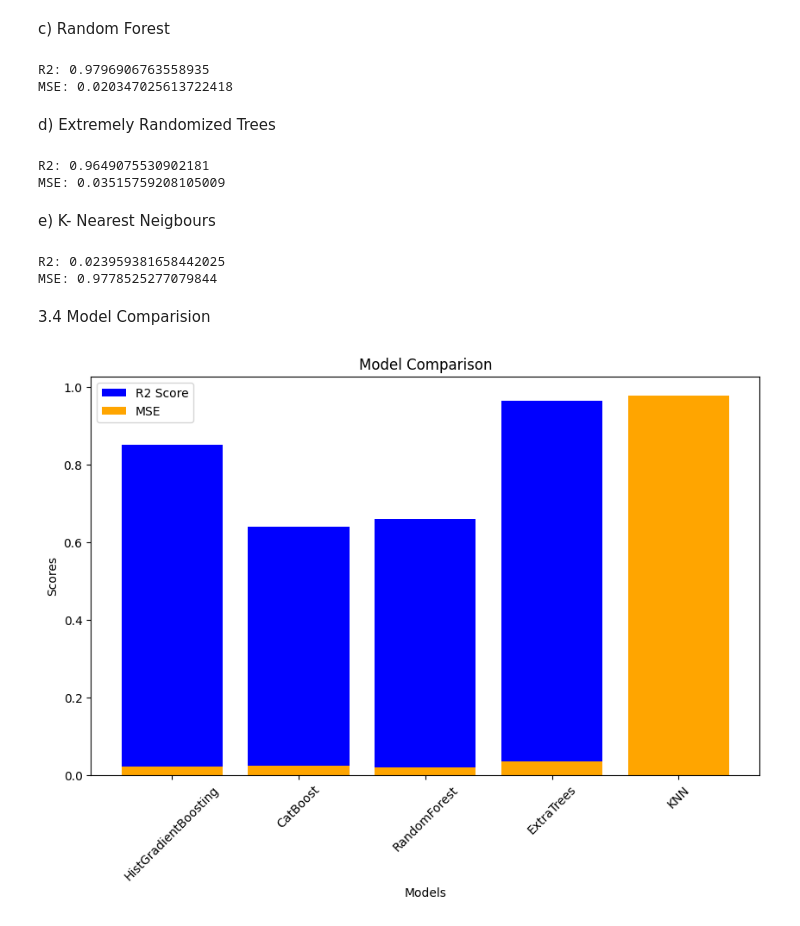
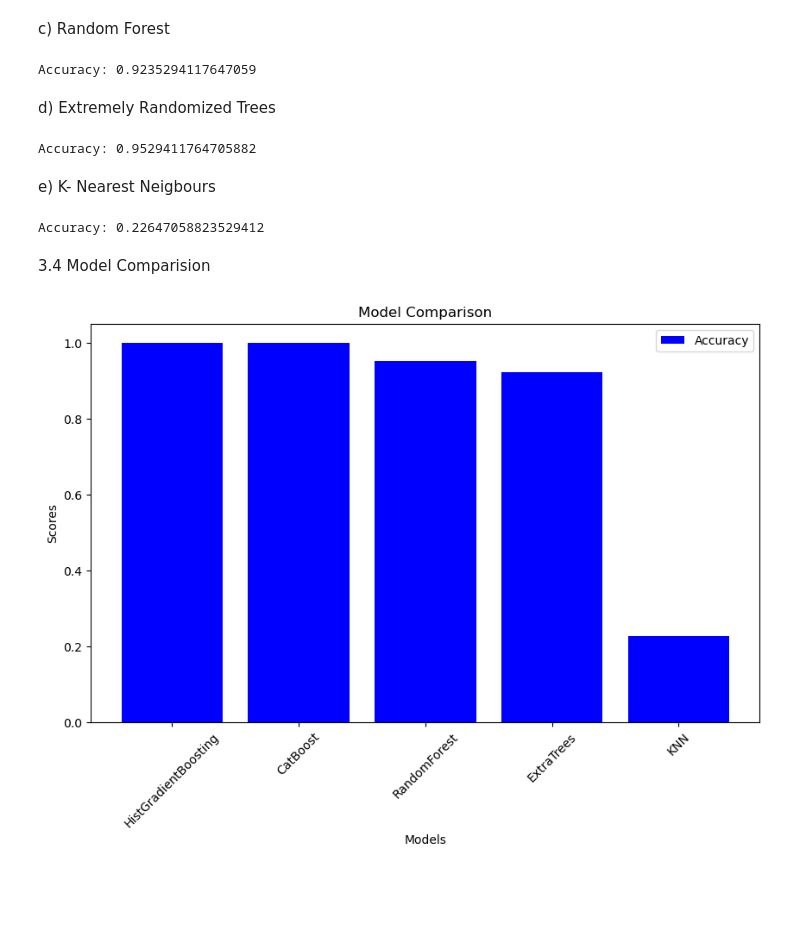
Before and after one commit to Awesomo1/Earthquake-Project, a Jupyter notebook: Earthquake_Modeling_with_badness_value.ipynb, the cells around one changed output. Saved outputs shown, nothing was run; the diff lists cells and outputs as text; code cells hidden in the pictures; blank space fills up the shorter version.

Commit message:
Trained models with badness value

```diff
--- a/Earthquake_Modeling_with_badness_value.ipynb
+++ b/Earthquake_Modeling_with_badness_value.ipynb
@@ -176,10 +173,10 @@ b) CatBoost boosted trees
 # %%
 
 # Train the model
-est_catboost = CatBoostRegressor().fit(x_train, y_train)
+est_catboost = CatBoostClassifier().fit(x_train, y_train)
 
 predictions_catboost = est_catboost.predict(x_test)
 
-print("R2:", est_catboost.score(x_test, y_test))
-print("MSE:", mean_squared_error(y_test, predictions_catboost))
+accuracy = accuracy_score(y_test, predictions_catboost)
+print("Accuracy:", accuracy)
 # %% [output]
@@ -205,77 +202,72 @@ c) Random Forest
 # %%
 
 # Train the model
-est_randomforest = RandomForestRegressor().fit(x_train, y_train)
+est_randomforest = RandomForestClassifier().fit(x_train, y_train)
 
 predictions_randomforest = est_randomforest.predict(x_test)
 
-print("R2:", est_randomforest.score(x_test, y_test))
-print("MSE:", mean_squared_error(y_test, predictions_randomforest))
+accuracy = accuracy_score(y_test, predictions_randomforest)
+print("Accuracy:", accuracy)
 # %% [output]
-R2: 0.9796906763558935
-MSE: 0.020347025613722418
+Accuracy: 0.9235294117647059
 # %% [markdown]
 d) Extremely Randomized Trees
 # %%
 # Create an instance of KNNImputer
-imputer = KNNImputer(n_neighbors=5)
+#imputer = KNNImputer(n_neighbors=5)
 
 #assuming that Total Damage Description is the target variable with meaning of the values between 0 and 4
 
-X = num_df.drop('Total Damage Description', axis=1)
-y = num_df['Total Damage Description']
+#X = num_df.drop('Badness_Category', axis=1)
+#y = num_df['Badness_Category']
 
 # Use KNNImputer to fill NaN values in 'y'
-y = imputer.fit_transform(y.values.reshape(-1,1))
-X = imputer.fit_transform(X)
+#y = imputer.fit_transform(y.values.reshape(-1,1))
+#X = imputer.fit_transform(X)
 
 # Now 'y' is a 2D array, reshape it to 1D
-y = y.reshape(-1)
+#y = y.reshape(-1)
 
 # Split the data
-x_train, x_test, y_train, y_test = train_test_split(X, y, test_size=0.33, random_state=42)
+#x_train, x_test, y_train, y_test = train_test_split(X, y, test_size=0.33, random_state=42)
 
 # Train the model
-est_extratrees = ExtraTreesRegressor().fit(x_train, y_train)
+est_extratrees = ExtraTreesClassifier().fit(x_train, y_train)
 
 predictions_extratrees = est_extratrees.predict(x_test)
 
-print("R2:", est_extratrees.score(x_test, y_test))
-print("MSE:", mean_squared_error(y_test, predictions_extratrees))
+accuracy = accuracy_score(y_test, predictions_extratrees)
+print("Accuracy:", accuracy)
 # %% [output]
-R2: 0.9649075530902181
-MSE: 0.03515759208105009
+Accuracy: 0.9529411764705882
 # %% [markdown]
 e) K- Nearest Neigbours
 # %%
 # Train the model
-est_knn = KNeighborsRegressor().fit(x_train, y_train)
+est_knn = KNeighborsClassifier().fit(x_train, y_train)
 
 predictions_knn = est_knn.predict(x_test)
 
-print("R2:", est_knn.score(x_test, y_test))
-print("MSE:", mean_squared_error(y_test, predictions_knn))
+accuracy = accuracy_score(y_test, predictions_knn)
+print("Accuracy:", accuracy)
 # %% [output]
-R2: 0.023959381658442025
-MSE: 0.9778525277079844
+Accuracy: 0.22647058823529412
 # %% [markdown]
 3.4 Model Comparision
 # %%
 # Define the model names and corresponding scores
 model_names = ['HistGradientBoosting', 'CatBoost', 'RandomForest', 'ExtraTrees', 'KNN']
-r2_scores = [est.score(x_test, y_test), est_catboost.score(x_test, y_test), est_randomforest.score(x_test, y_test), est_extratrees.score(x_test, y_test), est_knn.score(x_test, y_test)]
-mse_values = [mean_squared_error(y_test, predictions), mean_squared_error(y_test, predictions_catboost), mean_squared_error(y_test, predictions_randomforest), mean_squared_error(y_test, predictions_extratrees), mean_squared_error(y_test, predictions_knn)]
+accuracys = [accuracy_score(y_test, predictions), accuracy_score(y_test, predictions_catboost), accuracy_score(y_test, predictions_extratrees), accuracy_score(y_test, predictions_randomforest), accuracy_score(y_test, predictions_knn)]
 
 # Create a bar plot
 plt.figure(figsize=(10, 6))
-plt.bar(model_names, r2_scores, color='blue', label='R2 Score')
-plt.bar(model_names, mse_values, color='orange', label='MSE')
+plt.bar(model_names, accuracys, color='blue', label='Accuracy')
 plt.xlabel('Models')
 plt.ylabel('Scores')
 plt.title('Model Comparison')
 plt.legend()
 plt.xticks(rotation=45)
 
 plt.show()
 # %% [output]
-[figure, old version]
+[figure, new version]
```
Also changed, not shown: parts of 14 cells of this notebook, 4 other files.
